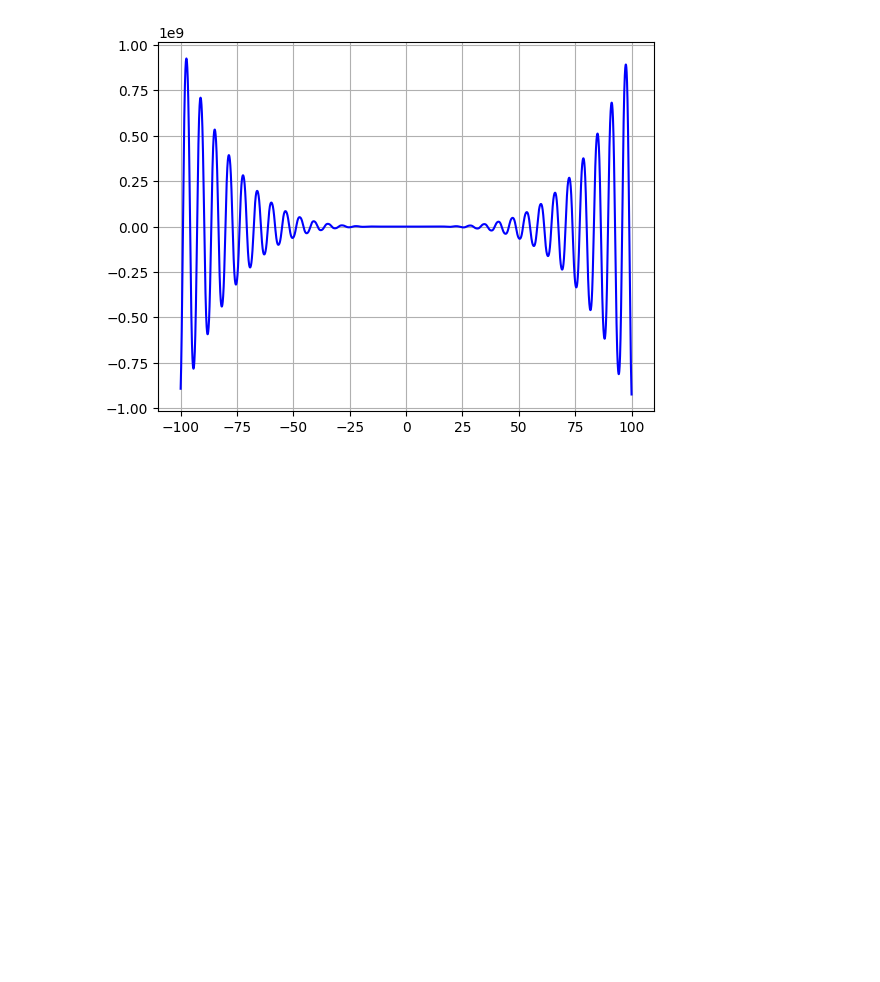
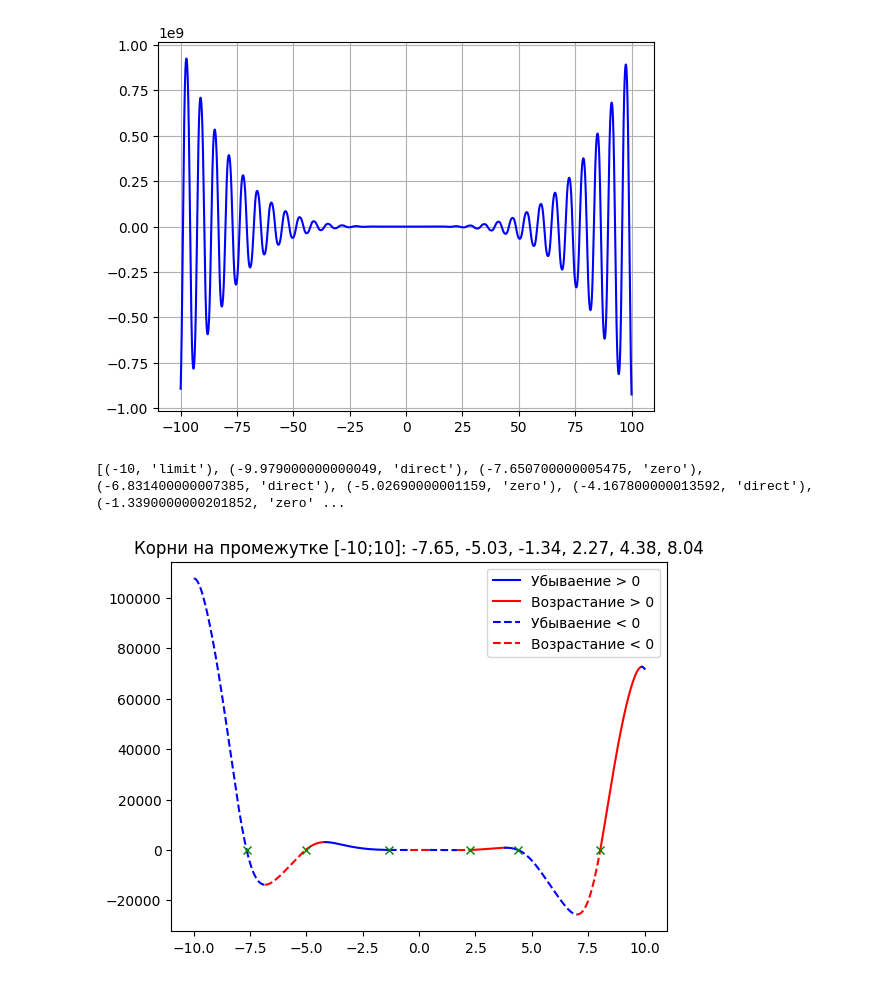
Before and after one commit to GBRavil/PyS11-2-, a Jupyter notebook: Untitled-checkpoint.ipynb, the cells around one changed output. Cells and saved outputs as stored; diff of their text form; code cells hidden in the pictures; blank space fills up the shorter version.

```diff
--- a/Untitled-checkpoint.ipynb
+++ b/Untitled-checkpoint.ipynb
@@ -33,3 +33,80 @@ plt.grid()
 plt.show()
 # %% [output]
 [figure]
+# %%
+import numpy as np
+import matplotlib.pyplot as plt
+
+limit = 10
+step = 0.0001
+color = 'b'
+direct_up = True
+line_s = '-'
+
+a, b, c, d, e = -12, -18, 5, 10, -30
+
+x = np.arange(-limit, limit, step)
+
+def switch_color():
+    global color
+    if color == 'b':
+        color = 'r'
+    else:
+        color = 'b'
+    return color
+
+def switch_line():
+    global line_s
+    if line_s == '-':
+        line_s = '--'
+    else:
+        line_s = '-'
+    return line_s
+
+def func(x):
+    return a * x**4 * np.sin(np.cos(x)) + b * x**3 + c * x**2 + d * x + e
+
+y = func(x)
+x_change = [(-limit, 'limit')]
+for i in range(len(x)-1):
+    if (func(x[i]) > 0 and func(x[i+1]) < 0) or (func(x[i]) < 0 and func(x[i+1]) > 0):
+        x_change.append((x[i], 'zero'))
+    if direct_up:
+        if func(x[i]) > func(x[i+1]):
+            x_change.append((x[i], 'direct'))
+            direct_up = False
+    else:
+        if func(x[i]) < func(x[i+1]):
+            x_change.append((x[i], 'direct'))
+            direct_up = True
+
+x_change.append((limit, 'limit'))
+
+print(x_change)
+for i in range(len(x_change)-1):
+    cur_x = np.arange(x_change[i][0], x_change[i+1][0] + step, step)
+    if x_change[i][1] == 'zero':
+        plt.rcParams['lines.linestyle'] = switch_line()
+        plt.plot(cur_x, func(cur_x), color)
+    else:
+        plt.plot(cur_x, func(cur_x), switch_color())
+
+roots = []
+
+for x in x_change:
+    if x[1] == 'zero':
+        roots.append(str(round(x[0], 2)))
+        plt.plot(x[0], func(x[0]), 'gx')
+
+plt.rcParams['lines.linestyle'] = '-'
+plt.plot(0, 0, 'b', label = 'Убываение > 0')
+plt.plot(0, 0, 'r', label = 'Возрастание > 0')
+plt.rcParams['lines.linestyle'] = '--'
+plt.plot(0, 0, 'b', label = 'Убываение < 0')
+plt.plot(0, 0, 'r', label = 'Возрастание < 0')
+plt.title(f'Корни на промежутке [{-limit};{limit}]: {", ".join(roots)}')
+plt.legend()
+plt.show()
+# %% [output]
+[(-10, 'limit'), (-9.979000000000049, 'direct'), (-7.650700000005475, 'zero'), (-6.831400000007385, 'direct'), (-5.02690000001159, 'zero'), (-4.167800000013592, 'direct'), (-1.3390000000201852, 'zero' ...
+[figure, added]
```
